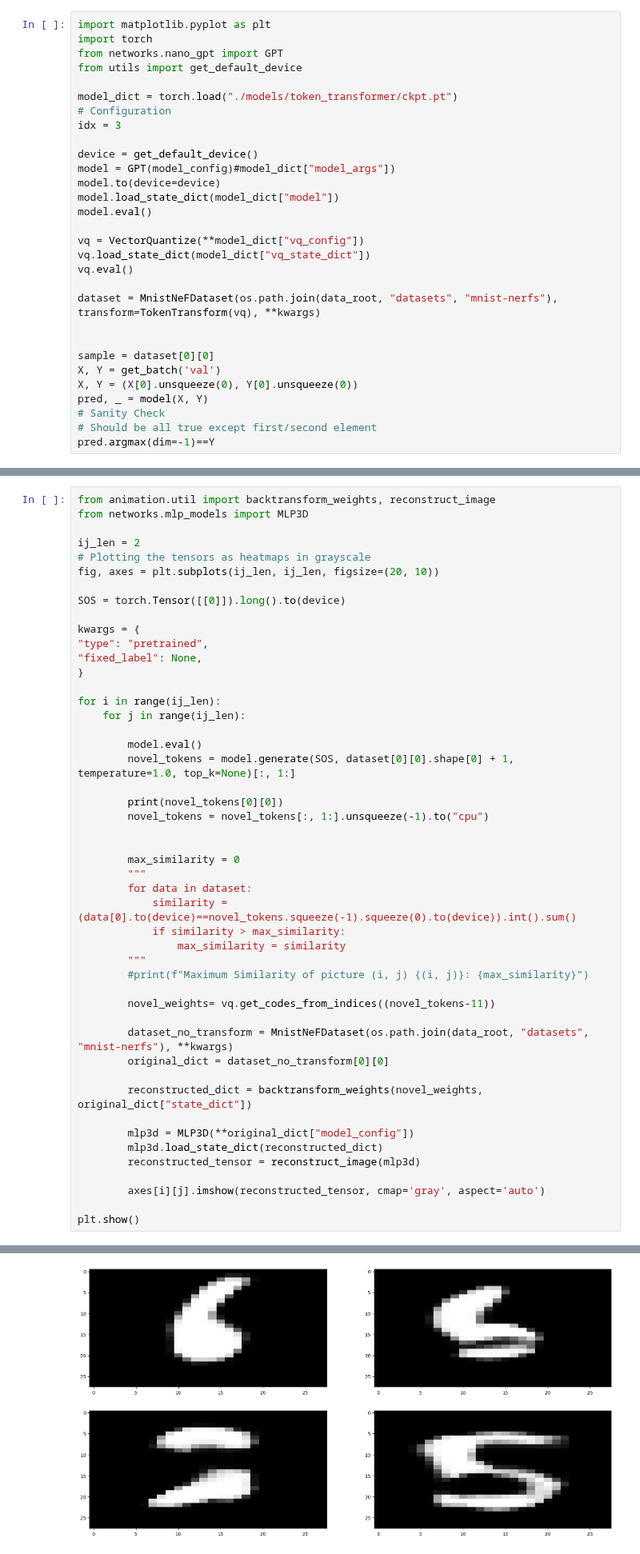
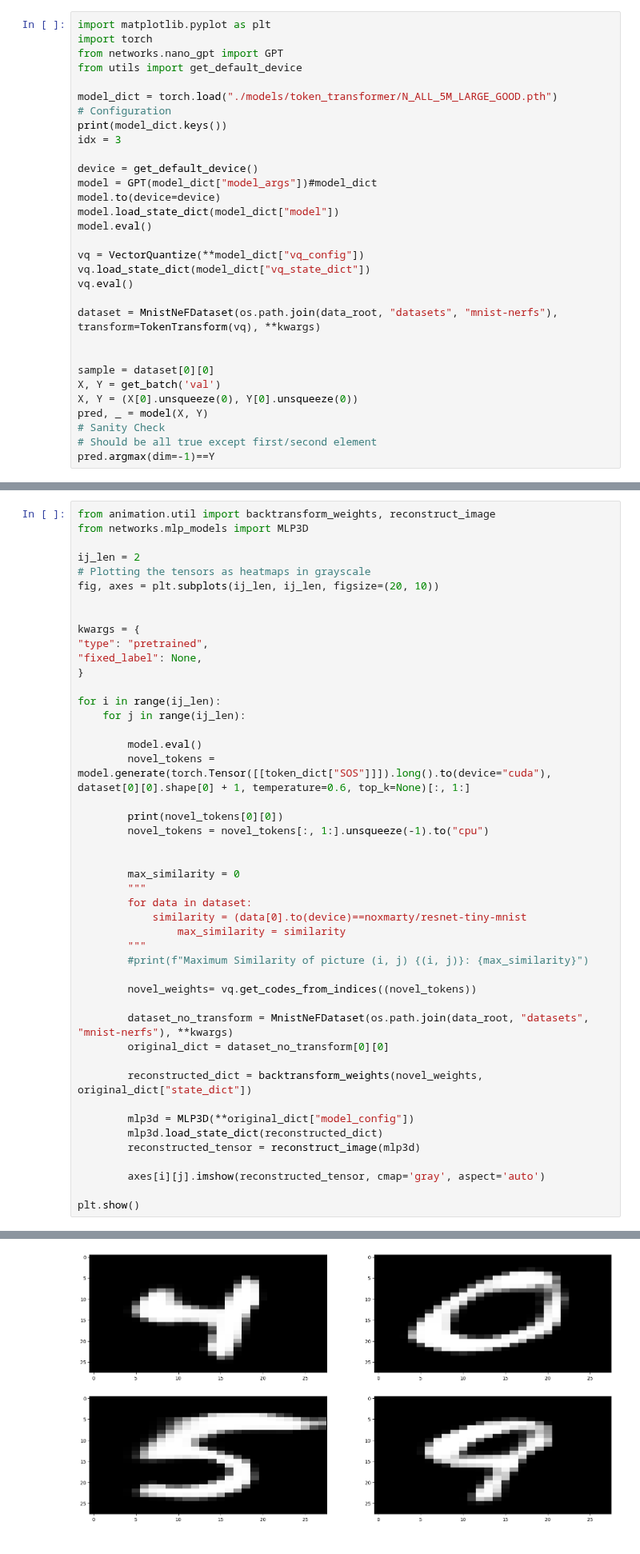
Before and after one commit to nef-gpt/adl4cv, a Jupyter notebook: naive_tokenized_approach.ipynb, the cells around one changed output, grey strips where cells are left out. Shown at 80% size. Drawn from its saved outputs; the diff is of its cells as text.

Commit message:
Finally train a good mnist model

```diff
--- a/naive_tokenized_approach.ipynb
+++ b/naive_tokenized_approach.ipynb
@@ -192,12 +195,13 @@ import torch
 from networks.nano_gpt import GPT
 from utils import get_default_device
 
-model_dict = torch.load("./models/token_transformer/ckpt.pt")
+model_dict = torch.load("./models/token_transformer/N_ALL_5M_LARGE_GOOD.pth")
 # Configuration
+print(model_dict.keys())
 idx = 3
 
 device = get_default_device()
-model = GPT(model_config)#model_dict["model_args"])
+model = GPT(model_dict["model_args"])#model_dict
 model.to(device=device)
 model.load_state_dict(model_dict["model"])
 model.eval()
@@ -243,7 +248,6 @@ ij_len = 2
 # Plotting the tensors as heatmaps in grayscale
 fig, axes = plt.subplots(ij_len, ij_len, figsize=(20, 10))
 
-SOS = torch.Tensor([[0]]).long().to(device)
 
 kwargs = {
 "type": "pretrained",
@@ -254,7 +258,7 @@ for i in range(ij_len):
     for j in range(ij_len):
 
         model.eval()
-        novel_tokens = model.generate(SOS, dataset[0][0].shape[0] + 1, temperature=1.0, top_k=None)[:, 1:]
+        novel_tokens = model.generate(torch.Tensor([[token_dict["SOS"]]]).long().to(device="cuda"), dataset[0][0].shape[0] + 1, temperature=0.6, top_k=None)[:, 1:]
 
         print(novel_tokens[0][0])
         novel_tokens = novel_tokens[:, 1:].unsqueeze(-1).to("cpu")
@@ -263,13 +267,12 @@ for i in range(ij_len):
         max_similarity = 0
         """
         for data in dataset:
-            similarity = (data[0].to(device)==novel_tokens.squeeze(-1).squeeze(0).to(device)).int().sum()
-            if similarity > max_similarity:
+            similarity = (data[0].to(device)==noxmarty/resnet-tiny-mnist
                 max_similarity = similarity
         """
         #print(f"Maximum Similarity of picture (i, j) {(i, j)}: {max_similarity}")
 
-        novel_weights= vq.get_codes_from_indices((novel_tokens-11))
+        novel_weights= vq.get_codes_from_indices((novel_tokens))
 
         dataset_no_transform = MnistNeFDataset(os.path.join(data_root, "datasets", "mnist-nerfs"), **kwargs)
         original_dict = dataset_no_transform[0][0]
@@ -291 +294 @@ tensor(5, device='cuda:0')
-[figure, old version]
+[figure, new version]
```
Also changed, not shown: parts of 11 cells of this notebook, 11 other files.
